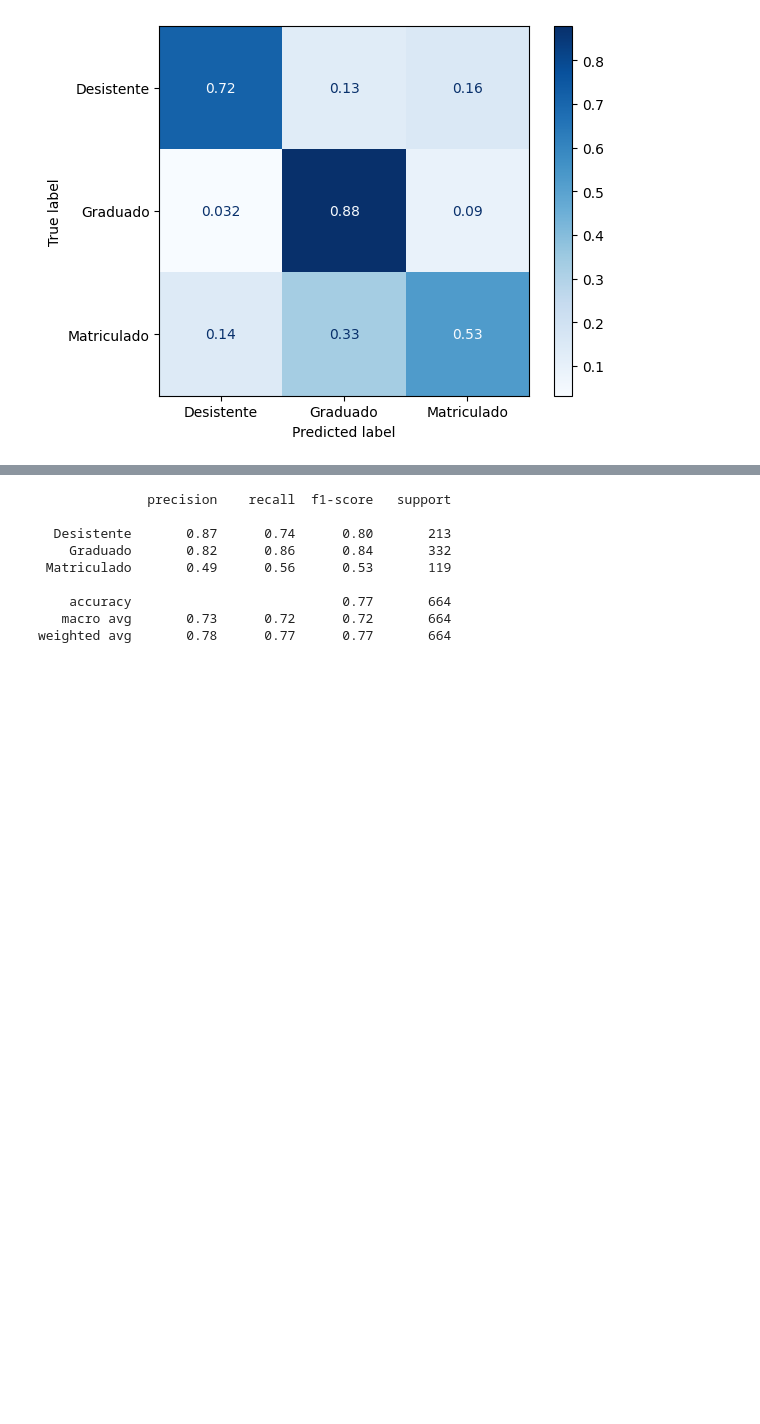
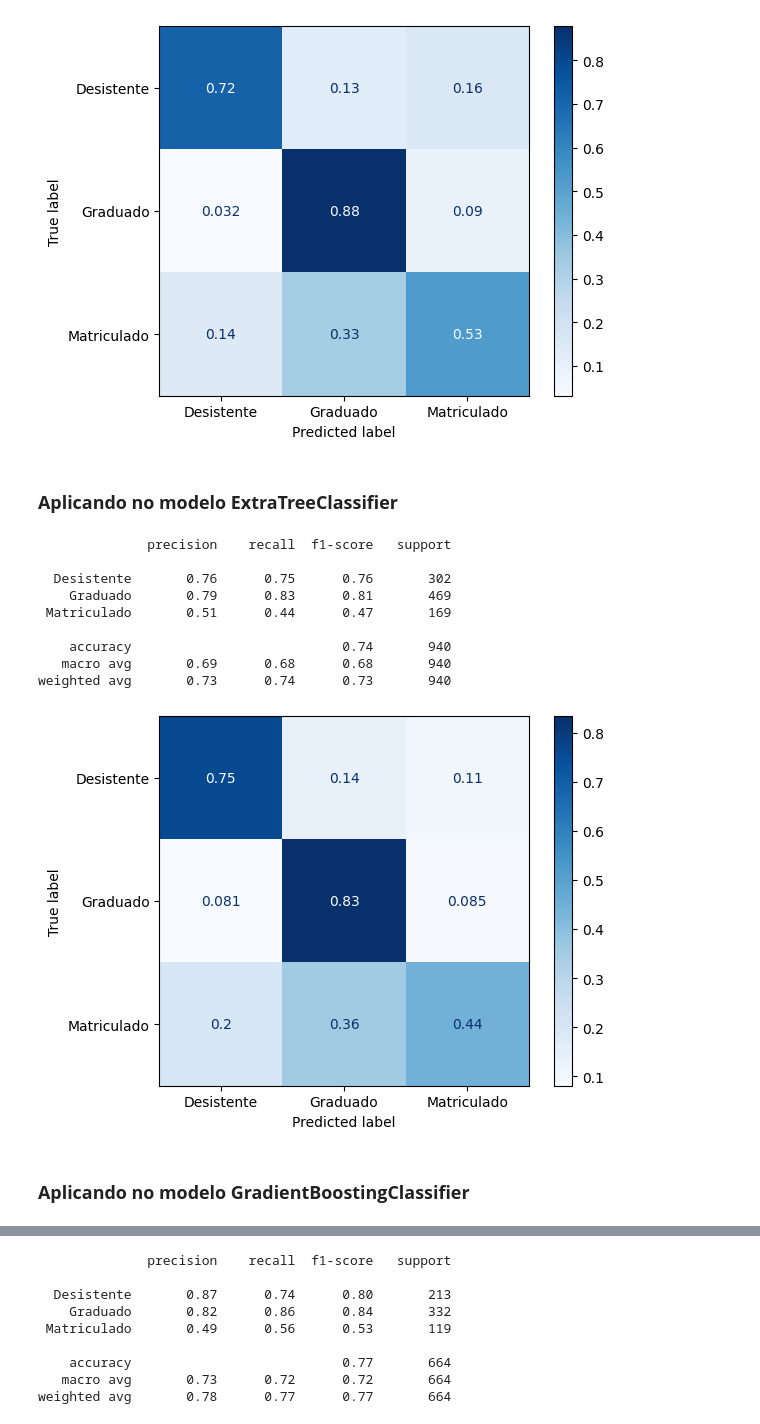
Before and after one commit to lucianeberger/Trilha-de-Machine-Learning---Alura, a Jupyter notebook: Problemas Multiclasse/Aula_5.ipynb, the cells around one changed output, grey strips where cells are left out. Drawn from its saved outputs; the diff is of its cells as text; code cells hidden in the pictures; blank space fills up the shorter version.

```diff
--- a/Problemas Multiclasse/Aula_5.ipynb
+++ b/Problemas Multiclasse/Aula_5.ipynb
@@ -463,3 +467,26 @@ ConfusionMatrixDisplay.from_predictions(y_val, y_pred, normalize='true', cmap='B
    macro avg       0.72      0.71      0.71       940
 weighted avg       0.77      0.76      0.76       940
 [figure]
+# %% [markdown]
+### **Aplicando no modelo ExtraTreeClassifier**
+# %%
+extra_tree = ExtraTreeClassifier(random_state=0)
+cls = BaggingClassifier(estimator=extra_tree, random_state=0)
+cls.fit(X_balanceado, y_balanceado)
+y_pred_2 = cls.predict(X_val)
+
+print(classification_report(y_val, y_pred_2))
+ConfusionMatrixDisplay.from_predictions(y_val, y_pred_2, normalize='true', cmap='Blues');
+# %% [output]
+              precision    recall  f1-score   support
+
+  Desistente       0.76      0.75      0.76       302
+    Graduado       0.79      0.83      0.81       469
+ Matriculado       0.51      0.44      0.47       169
+
+    accuracy                           0.74       940
+   macro avg       0.69      0.68      0.68       940
+weighted avg       0.73      0.74      0.73       940
+[figure, added]
+# %% [markdown]
+### **Aplicando no modelo GradientBoostingClassifier**
```
Also changed, not shown: parts of 20 cells of this notebook.
